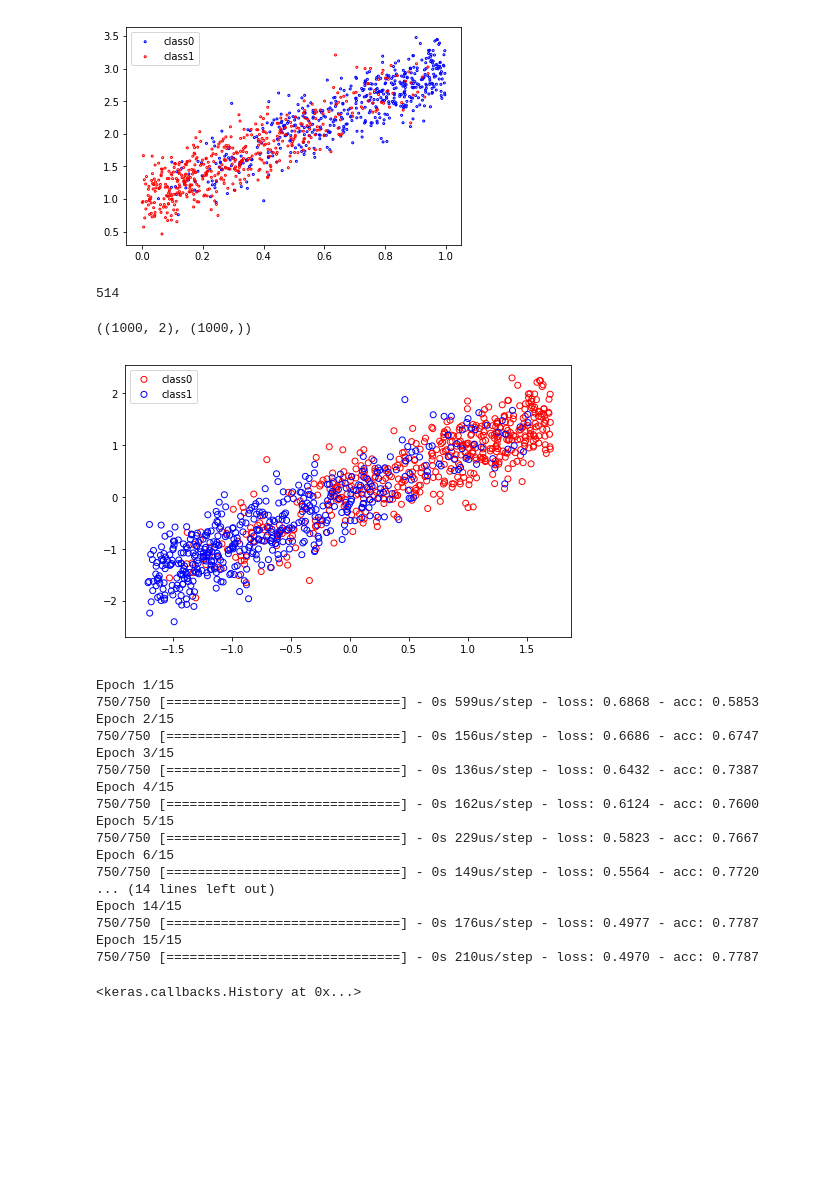
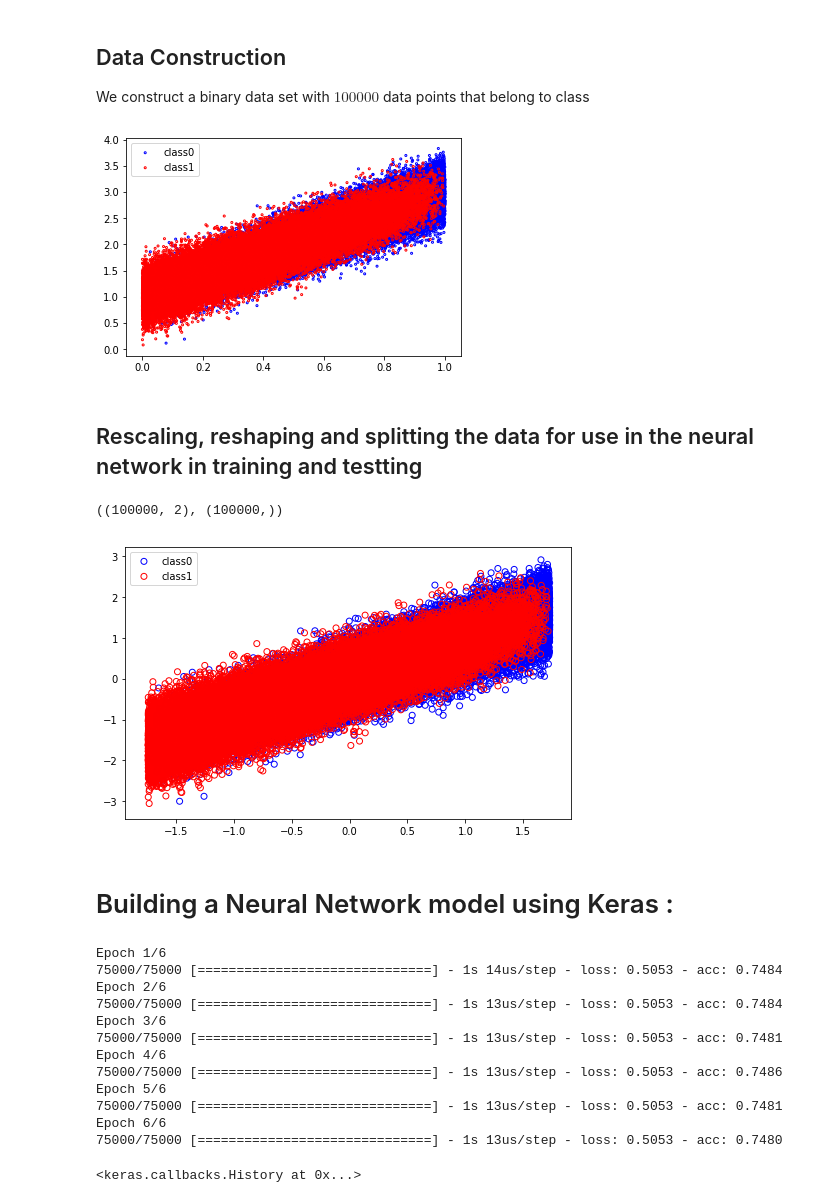
Before and after one commit to TSHTUM007/Masters_project, a Jupyter notebook: data_construct.ipynb, the cells around one changed output. Cells and saved outputs as stored; diff of their text form; code cells hidden in the pictures; blank space fills up the shorter version.

```diff
--- a/data_construct.ipynb
+++ b/data_construct.ipynb
@@ -6,8 +7,12 @@ from sklearn.cross_validation import train_test_split
+# %% [markdown]
+## Data Construction
+
+We construct a binary data set with $100 000$ data points that belong to class
 # %%
 def f(x):
     return 2*x + 1
 
-x=np.random.uniform(0,1,1000)
+x=np.random.uniform(0,1,100000)
 
 
 x0 = []
@@ -39,21 +44,21 @@ plt.scatter(x0,y0,s=4,facecolors='none',edgecolors='b',label='class0') # class 0
 plt.scatter(x1,y1,s=4,facecolors='none',edgecolors='r', label='class1') # class 1
 plt.legend()
 plt.show()
-len(x0)
 # %% [output]
-[figure, old version]
+[figure, new version]
-514
+# %% [markdown]
+## Rescaling, reshaping and splitting the data for use in the neural network in training and testting
 # %%
-
-
 Y1=np.zeros(len(x0))
 Y2=np.ones(len(x1))
+
 Y=np.concatenate((Y1, Y2), axis=0)
 
 x=np.concatenate((x0, x1), axis=0)
 y=np.concatenate((y0, y1), axis=0)
 
 X=np.stack((x, y), axis=-1)
+X1=np.stack((x, y), axis=-1)
 
 X = np.asarray(X)
 Y = np.asarray(Y)
@@ -66,4 +71,4 @@ X_train, X_test, Y_train, Y_test = train_test_split(X, Y, test_size=.25)
 
 X.shape , Y.shape
 # %% [output]
-((1000, 2), (1000,))
+((100000, 2), (100000,))
@@ -77,12 +75,14 @@ from sklearn.cross_validation import train_test_split
 # %%
 
 plt.figure(figsize=(8,5))
-plt.scatter(X[Y==0, 0], X[Y==0, 1], facecolors='none',edgecolors='r',label='class0')
-plt.scatter(X[Y==1, 0], X[Y==1, 1], facecolors='none',edgecolors='b',label='class1')
+plt.scatter(X[Y==0, 0], X[Y==0, 1], facecolors='none',edgecolors='b',label='class0')
+plt.scatter(X[Y==1, 0], X[Y==1, 1], facecolors='none',edgecolors='r',label='class1')
 plt.legend()
 plt.show()
 # %% [output]
-[figure, old version]
+[figure, new version]
+# %% [markdown]
+# Building a Neural Network model using Keras :
 # %%
 from keras.models import Sequential
 from keras.layers import Dense
@@ -97,25 +96,20 @@ model.add(Dense(1, activation='sigmoid'))
 # %%
 model.compile(loss='binary_crossentropy', optimizer='adam', metrics=['accuracy'])
 # %%
-model.fit(X_train, Y_train, epochs=15, batch_size=10)
+model.fit(X_train, Y_train, epochs=6, batch_size=100)
 # %% [output]
-Epoch 1/15
-750/750 [==============================] - 0s 599us/step - loss: 0.6868 - acc: 0.5853
-Epoch 2/15
-750/750 [==============================] - 0s 156us/step - loss: 0.6686 - acc: 0.6747
-Epoch 3/15
-750/750 [==============================] - 0s 136us/step - loss: 0.6432 - acc: 0.7387
-Epoch 4/15
-750/750 [==============================] - 0s 162us/step - loss: 0.6124 - acc: 0.7600
-Epoch 5/15
-750/750 [==============================] - 0s 229us/step - loss: 0.5823 - acc: 0.7667
-Epoch 6/15
-750/750 [==============================] - 0s 149us/step - loss: 0.5564 - acc: 0.7720
-... (14 lines left out)
-Epoch 14/15
-750/750 [==============================] - 0s 176us/step - loss: 0.4977 - acc: 0.7787
-Epoch 15/15
-750/750 [==============================] - 0s 210us/step - loss: 0.4970 - acc: 0.7787
+Epoch 1/6
+75000/75000 [==============================] - 1s 14us/step - loss: 0.5053 - acc: 0.7484
+Epoch 2/6
+75000/75000 [==============================] - 1s 13us/step - loss: 0.5053 - acc: 0.7484
+Epoch 3/6
+75000/75000 [==============================] - 1s 13us/step - loss: 0.5053 - acc: 0.7481
+Epoch 4/6
+75000/75000 [==============================] - 1s 13us/step - loss: 0.5053 - acc: 0.7486
+Epoch 5/6
+75000/75000 [==============================] - 1s 13us/step - loss: 0.5053 - acc: 0.7481
+Epoch 6/6
+75000/75000 [==============================] - 1s 13us/step - loss: 0.5053 - acc: 0.7480
 <keras.callbacks.History at 0x...>
 # %%
 # evaluate the model
```
Also changed, not shown: parts of 13 cells of this notebook.
